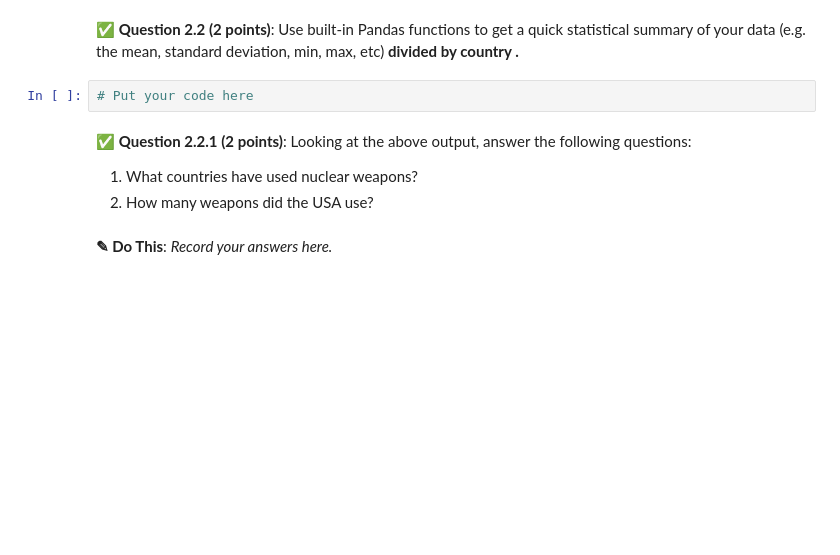
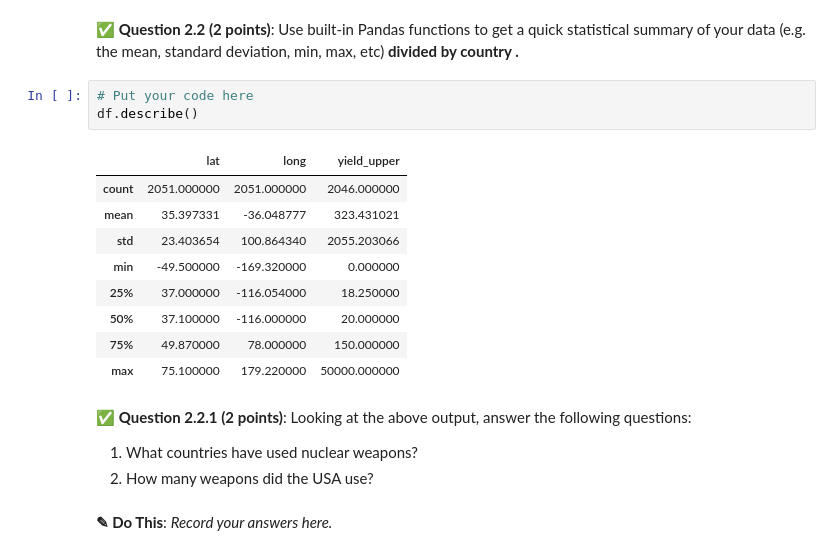
Before and after one commit to Ishan-Baweja/cmse202-XX-turnin, a Jupyter notebook: midterm/CMSE202-Midterm-EXAMPLE_1.ipynb, the cells around one changed output. Drawn from its saved outputs; the diff is of its cells as text; blank space fills up the shorter version.

```diff
--- a/midterm/CMSE202-Midterm-EXAMPLE_1.ipynb
+++ b/midterm/CMSE202-Midterm-EXAMPLE_1.ipynb
@@ -130,6 +161,17 @@ df.head(5)
 &#9989; **Question 2.2 (2 points)**: Use built-in Pandas functions to get a quick statistical summary of your data (e.g. the mean, standard deviation, min, max, etc) **divided by country .**
 # %%
 # Put your code here
+df.describe()
+# %% [output]
+|  | lat | long | yield_upper |
+| count | 2051.000000 | 2051.000000 | 2046.000000 |
+| mean | 35.397331 | -36.048777 | 323.431021 |
+| std | 23.403654 | 100.864340 | 2055.203066 |
+| min | -49.500000 | -169.320000 | 0.000000 |
+| 25% | 37.000000 | -116.054000 | 18.250000 |
+| 50% | 37.100000 | -116.000000 | 20.000000 |
+| 75% | 49.870000 | 78.000000 | 150.000000 |
+| max | 75.100000 | 179.220000 | 50000.000000 |
 # %% [markdown]
 &#9989; **Question 2.2.1 (2 points)**: Looking at the above output, answer the following questions:
 
```
Also changed, not shown: parts of 9 cells of this notebook.
